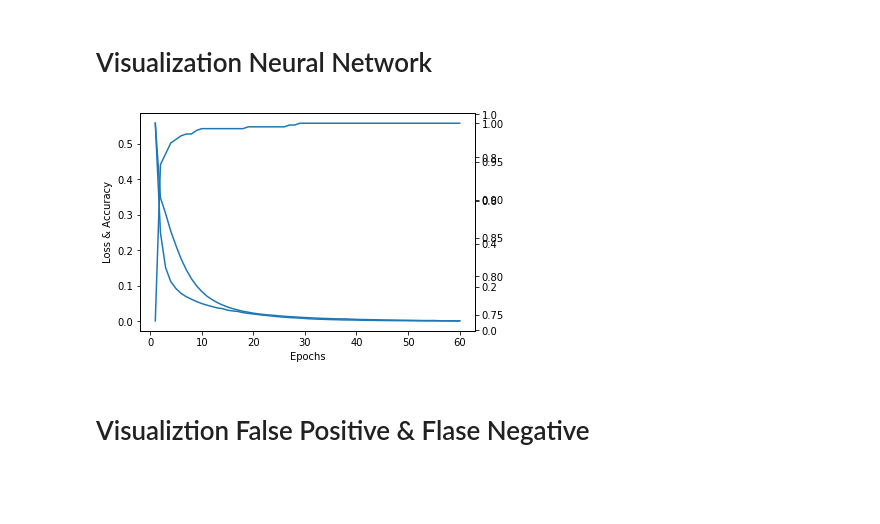
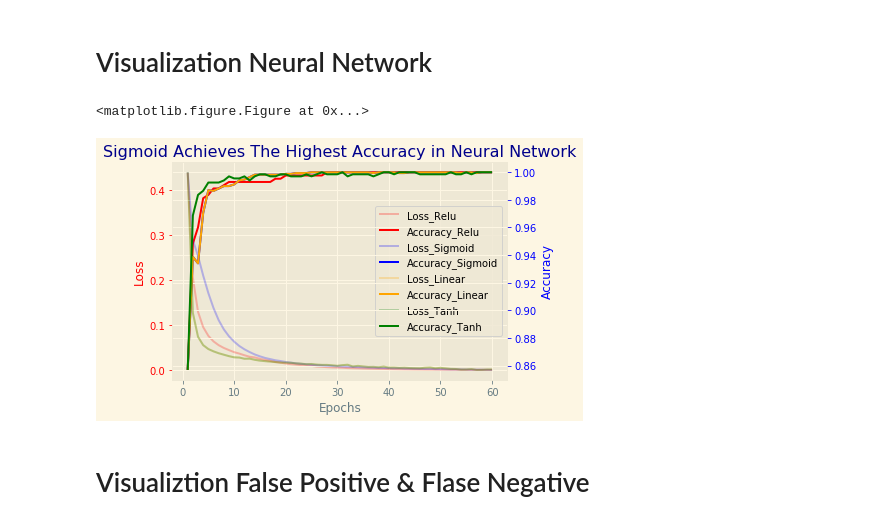
Before and after one commit to irenelanrrchang/BreastCancerPrediction_ML, a Jupyter notebook: Jupyter Notebook/Machine Learning.ipynb, the cells around one changed output. Drawn from its saved outputs; the diff is of its cells as text; code cells hidden in the pictures; blank space fills up the shorter version.

```diff
--- a/Jupyter Notebook/Machine Learning.ipynb
+++ b/Jupyter Notebook/Machine Learning.ipynb
@@ -489,21 +538,61 @@ loss_hist_tanh = clf_6.history['loss']
 acc_hist_tanh = clf_6.history['acc']
 # %%
 x_axis = list(range(1, 61))
-# %%
-fig, ax1 = plt.subplots()
-plt.xlabel("Epochs")
-plt.ylabel("Loss & Accuracy")
-ax1.plot(x_axis, loss_hist_relu)
-ax2 = ax1.twinx()
-ax2.plot(x_axis, acc_hist_relu)
-# ax4.plot(x_axis, acc_hist_sigmoid)
-ax3 = ax1.twinx()
-ax3.plot(x_axis, loss_hist_sigmoid)
-
-# plt.savefig('Feature_Selection.png')
-plt.show()
-# %% [output]
-[figure, removed]
+# %%
+import matplotlib.pyplot as plt
+
+plt.style.use('Solarize_Light2')
+plt.figure(figsize = (6,4))
+fig, ax1 = plt.subplots()
+plt.xlabel("Epochs")
+plt.ylabel("Loss & Accuracy")
+lns1= ax1.plot(x_axis, loss_hist_relu, "r-", label="Loss_Relu", alpha= 0.25)
+ax2 = ax1.twinx()
+lns2= ax2.plot(x_axis, acc_hist_relu, "r-", label="Accuracy_Relu", alpha= 1)
+ax1.set_ylabel("Loss", color="red")
+ax2.set_ylabel("Accuracy", color="blue")
+ax1.tick_params(axis='y', colors='red')
+ax2.tick_params(axis='y', colors='blue')
+
+
+ax3 = ax1.twinx()
+lns3= ax3.plot(x_axis, loss_hist_sigmoid, "blue", label="Loss_Sigmoid", alpha= 0.25)
+# ax3.tick_params(axis='y', colors='white')
+ax3.axis('off')
+
+ax4 = ax1.twinx()
+lns4= ax4.plot(x_axis, acc_hist_sigmoid,"blue", label="Accuracy_Sigmoid", alpha= 1)
+ax4.axis('off')
+
+ax5 = ax1.twinx()
+lns5= ax5.plot(x_axis, loss_hist_linear, "orange", label="Loss_Linear", alpha= 0.25)
+ax5.axis('off')
+
+ax6 = ax1.twinx()
+lns6= ax6.plot(x_axis, acc_hist_sigmoid,"orange", label="Accuracy_Linear", alpha= 1)
+ax6.axis('off')
+
+ax7 = ax1.twinx()
+lns7= ax7.plot(x_axis, loss_hist_tanh, "green", label="Loss_Tanh", alpha= 0.25)
+ax7.axis('off')
+
+ax8 = ax1.twinx()
+lns8= ax8.plot(x_axis, acc_hist_tanh,"green", label="Accuracy_Tanh", alpha= 1)
+ax8.axis('off')
+
+
+plt.title("Sigmoid Achieves The Highest Accuracy in Neural Network", color = "darkblue")
+
+# added these three lines for all legends in one box
+lns = lns1+lns2+lns3+lns4+lns5+lns6+lns7+lns8
+labs = [l.get_label() for l in lns]
+ax1.legend(lns, labs, loc='center right')
+
+plt.savefig('Neural_Network.png')
+plt.show()
+# %% [output]
+<matplotlib.figure.Figure at 0x...>
+[figure, added]
 # %% [markdown]
 # Visualiztion False Positive & Flase Negative
 # %%
```
Also changed, not shown: parts of 17 cells of this notebook.
